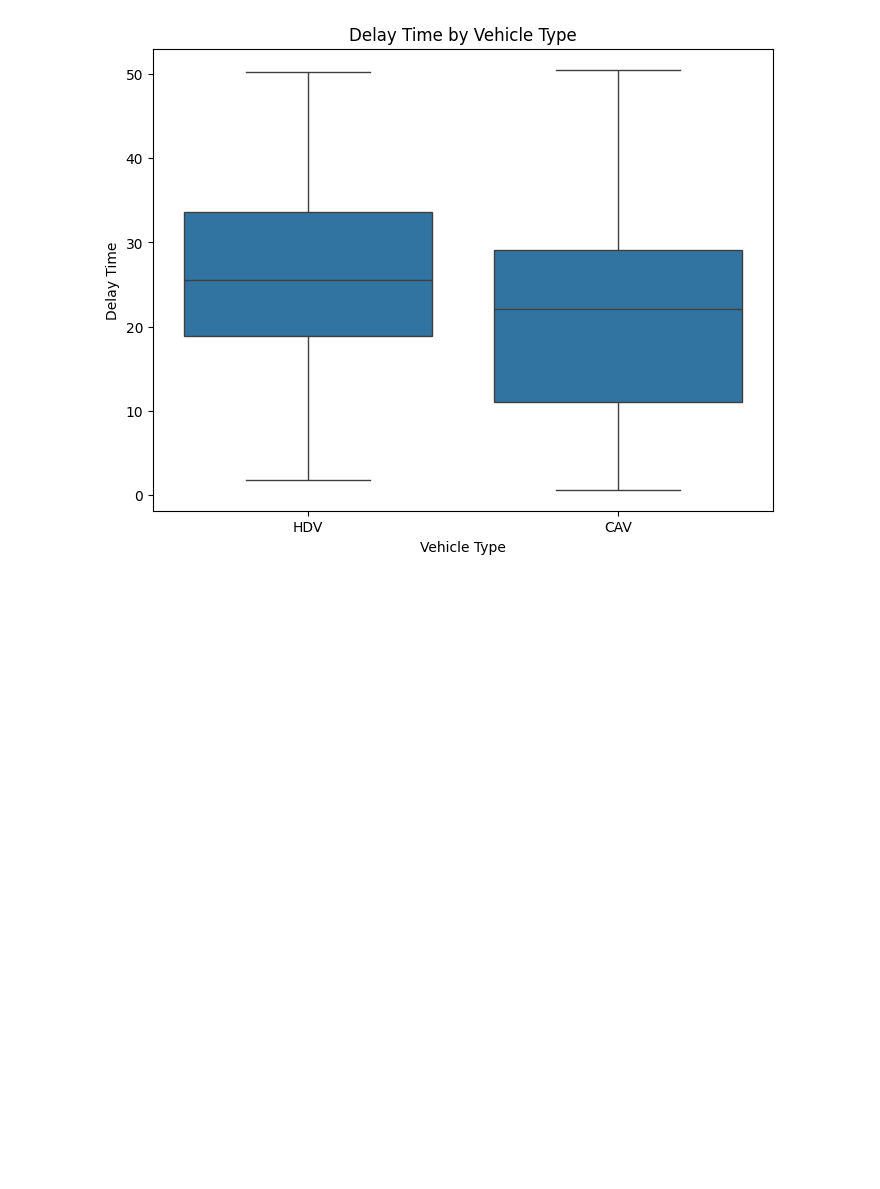
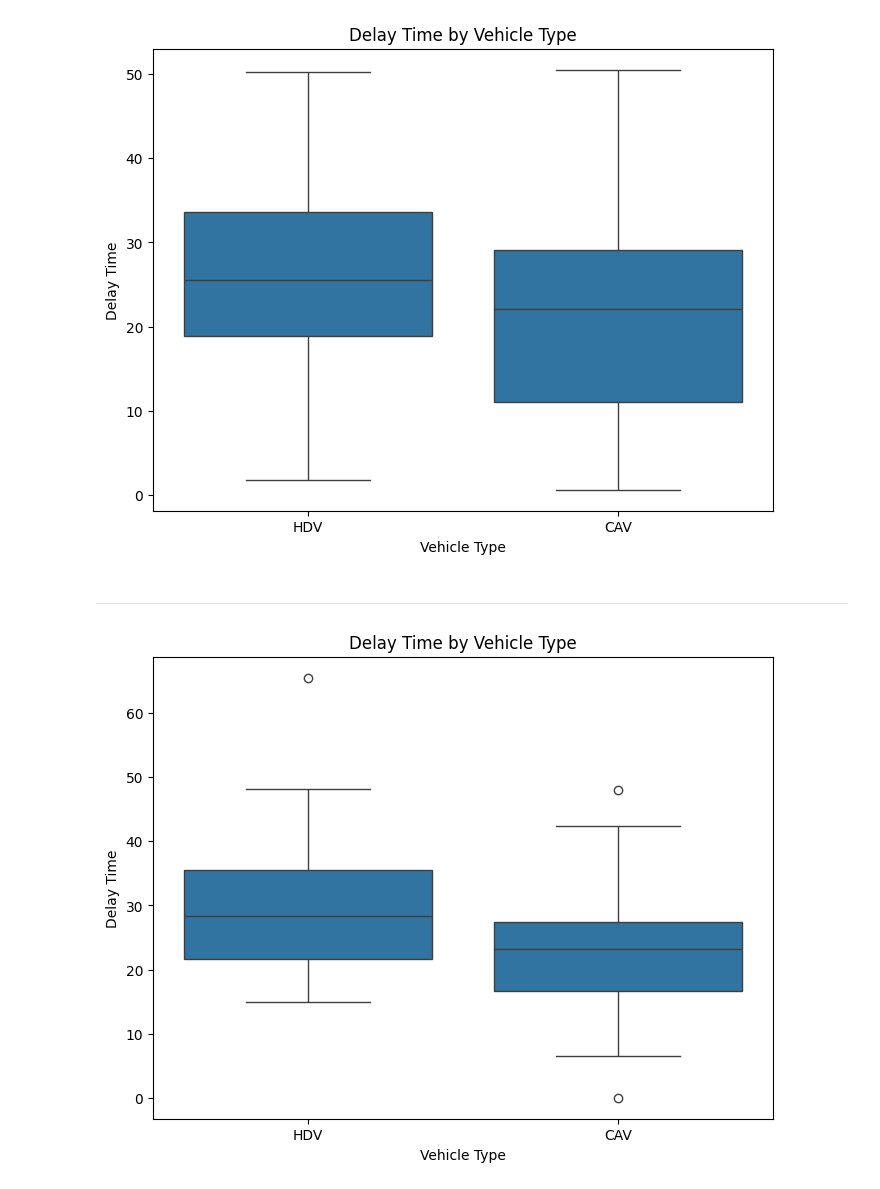
Before and after one commit to CASUUU/SUMO-BeginnerControl, a Jupyter notebook: output/data_ana/box_plot.ipynb, the cells around one changed output. Cells and saved outputs as stored; diff of their text form; code cells hidden in the pictures; blank space fills up the shorter version.

```diff
--- a/output/data_ana/box_plot.ipynb
+++ b/output/data_ana/box_plot.ipynb
@@ -28,3 +28,20 @@ plt.ylabel('Delay Time')
 plt.show()
 # %% [output]
 [figure]
+# %% [markdown]
+---
+# %%
+data = pd.read_csv('../data/delay_data/delay_mpr_60_flow_54_12_time_300_without_ramp.csv')
+# %%
+data['vehicle_type'] = data['vehicle_id'].apply(lambda x: 'HDV' if 'HDV' in x else 'CAV')
+plt.figure(figsize=(8, 6))
+
+# 指定 HDV 在左，CAV 在右的顺序
+sns.boxplot(x='vehicle_type', y='delay_time', data=data, order=['HDV', 'CAV'])
+
+plt.title('Delay Time by Vehicle Type')
+plt.xlabel('Vehicle Type')
+plt.ylabel('Delay Time')
+plt.show()
+# %% [output]
+[figure, added]
```
Also changed, not shown: 6 other files.
